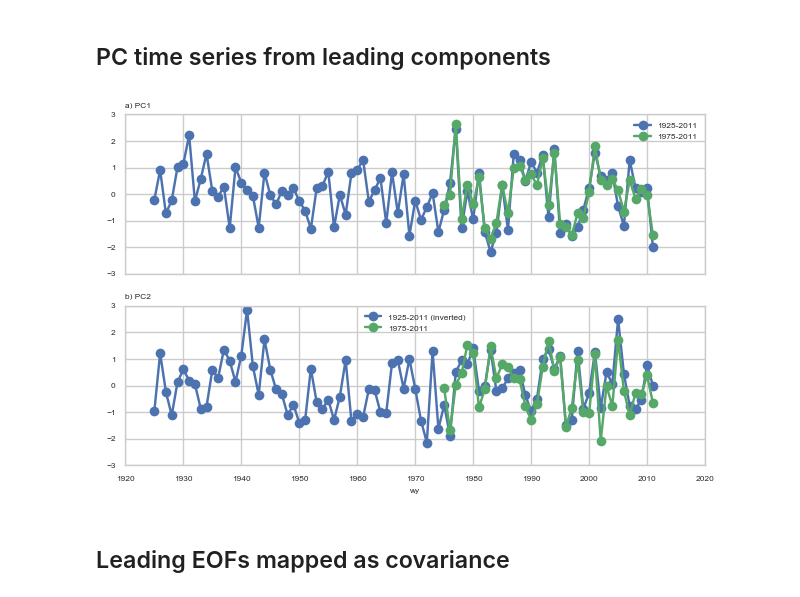
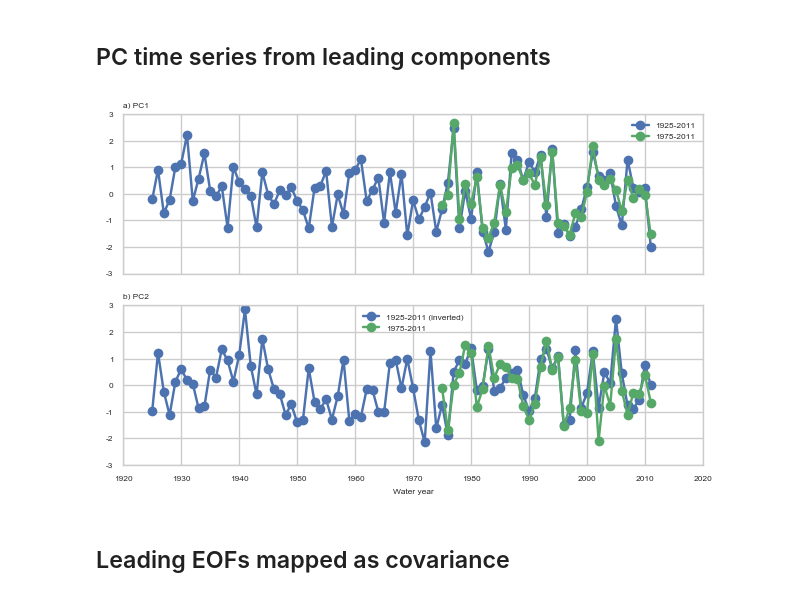
Before and after one commit to brews/riverpca, a Jupyter notebook: EOFs HCDN-2009 Twenty+ERSST 1925 - 2011.ipynb, the cells around one changed output. Cells and saved outputs as stored; diff of their text form; code cells hidden in the pictures.

```diff
--- a/EOFs HCDN-2009 Twenty+ERSST 1925 - 2011.ipynb
+++ b/EOFs HCDN-2009 Twenty+ERSST 1925 - 2011.ipynb
@@ -15,6 +15,7 @@ import xarray as xr
 import tools
 # %%
 sns.set_style("whitegrid")
+mpl.rcParams['axes.unicode_minus'] = False  # Otherwise the "-" don't render on PDF figures
 mpl.rcParams.update({'font.size': 6})  # GRL figure font-size.
 mpl.rcParams.update({'axes.titlesize': 'medium',
                      'axes.labelsize': 'medium',
@@ -149,24 +150,24 @@ retain_modes = 2
 # %%
 test_1975 = pd.read_csv('pc_1975.csv')
 # test_1950 = pd.read_csv('pc_1950.csv')
 
 fig, axes = plt.subplots(figsize = (7.48031, 4.52756), nrows = 2, ncols = 1, sharex = True, sharey = True)
 
 axes.flat[0].plot(pc.reset_index()['wy'], pc['PC1'], '-o', label = '1925-2011')
 # axes.flat[0].plot(test_1950['WY'], test_1950['PC1'], '-o', label = '1950-2011')
 axes.flat[0].plot(test_1975['wy'], test_1975['PC1'], '-o', label = '1975-2011')
 axes.flat[0].set_title('a) PC1', loc = 'left')
 axes.flat[1].plot(pc.reset_index()['wy'], -pc['PC2'], '-o', label = '1925-2011 (inverted)')
 # axes.flat[1].plot(test_1950['WY'], -test_1950['PC2'], '-o', label = '1950-2011 (inverted)')
 axes.flat[1].plot(test_1975['wy'], test_1975['PC2'], '-o', label = '1975-2011')
 axes.flat[1].set_title('b) PC2', loc = 'left')
 axes.flat[0].legend()
 axes.flat[1].legend(loc = 'upper center')
-axes.flat[1].set_xlabel('wy')
+axes.flat[1].set_xlabel('Water year')
 axes.flat[0].xaxis.set_ticks(np.arange(1920, 2030, 10))
 plt.savefig("./plots/s4.pdf")
 # %% [output]
-[figure, old version]
+[figure, new version]
 # %% [markdown]
 ## Leading EOFs mapped as covariance
 # %%
```
Also changed, not shown: 3 other files.
